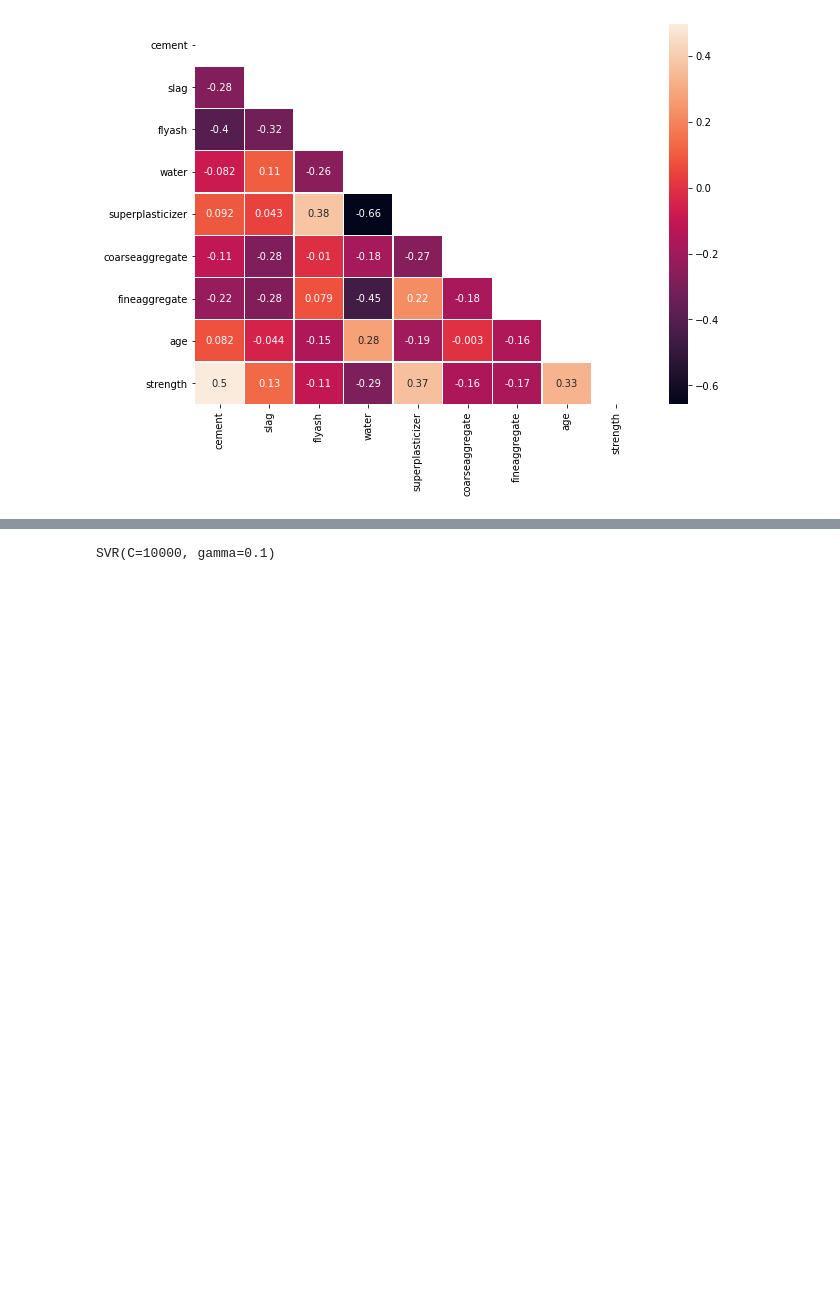
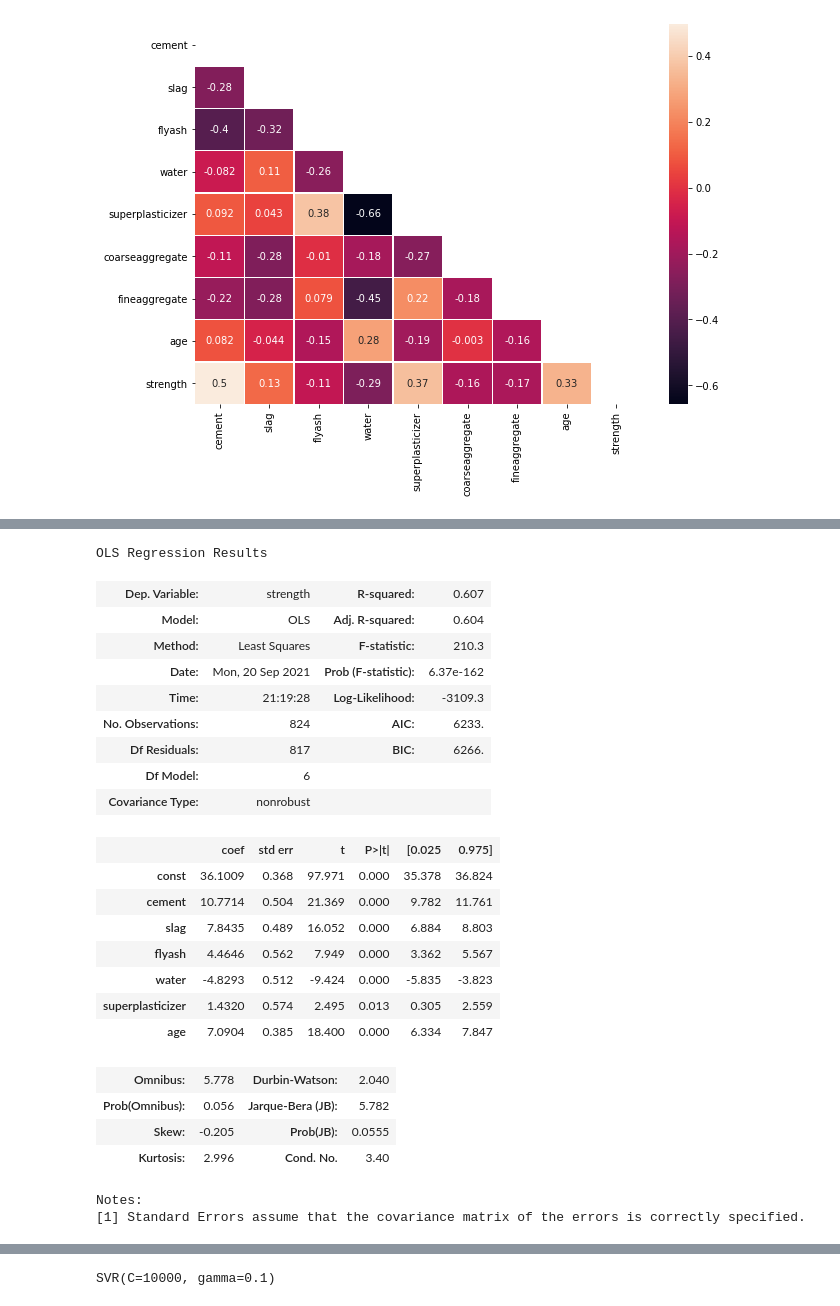
Before and after one commit to VishalWadagavi/Regression_Projects, a Jupyter notebook: Concrete_Compressive_Strength_Prediction.ipynb, the cells around one changed output, grey strips where cells are left out. Drawn from its saved outputs; the diff is of its cells as text; code cells hidden in the pictures; blank space fills up the shorter version.

```diff
--- a/Concrete_Compressive_Strength_Prediction.ipynb
+++ b/Concrete_Compressive_Strength_Prediction.ipynb
@@ -207,3 +197,35 @@ Notes:
 # %%
 X_traind1=X_train.drop(['coarseaggregate','fineaggregate'],axis=1)
 X_testd1=X_test.drop(['coarseaggregate','fineaggregate'],axis=1)
+# %%
+import statsmodels.api as sm
+X_endog = sm.add_constant(X_traind1)
+X_endog1 = sm.add_constant(X_testd1)
+model = sm.OLS(y_train, X_endog)
+res=model.fit()
+res.summary()
+# %% [output]
+OLS Regression Results
+| Dep. Variable: | strength | R-squared: | 0.607 |
+| Model: | OLS | Adj. R-squared: | 0.604 |
+| Method: | Least Squares | F-statistic: | 210.3 |
+| Date: | Mon, 20 Sep 2021 | Prob (F-statistic): | 6.37e-162 |
+| Time: | 21:19:28 | Log-Likelihood: | -3109.3 |
+| No. Observations: | 824 | AIC: | 6233. |
+| Df Residuals: | 817 | BIC: | 6266. |
+| Df Model: | 6 |  |  |
+| Covariance Type: | nonrobust |  |  |
+|  | coef | std err | t | P>|t| | [0.025 | 0.975] |
+| const | 36.1009 | 0.368 | 97.971 | 0.000 | 35.378 | 36.824 |
+| cement | 10.7714 | 0.504 | 21.369 | 0.000 | 9.782 | 11.761 |
+| slag | 7.8435 | 0.489 | 16.052 | 0.000 | 6.884 | 8.803 |
+| flyash | 4.4646 | 0.562 | 7.949 | 0.000 | 3.362 | 5.567 |
+| water | -4.8293 | 0.512 | -9.424 | 0.000 | -5.835 | -3.823 |
+| superplasticizer | 1.4320 | 0.574 | 2.495 | 0.013 | 0.305 | 2.559 |
+| age | 7.0904 | 0.385 | 18.400 | 0.000 | 6.334 | 7.847 |
+| Omnibus: | 5.778 | Durbin-Watson: | 2.040 |
+| Prob(Omnibus): | 0.056 | Jarque-Bera (JB): | 5.782 |
+| Skew: | -0.205 | Prob(JB): | 0.0555 |
+| Kurtosis: | 2.996 | Cond. No. | 3.40 |
+Notes:
+[1] Standard Errors assume that the covariance matrix of the errors is correctly specified.
```
Also changed, not shown: parts of 28 cells of this notebook.
